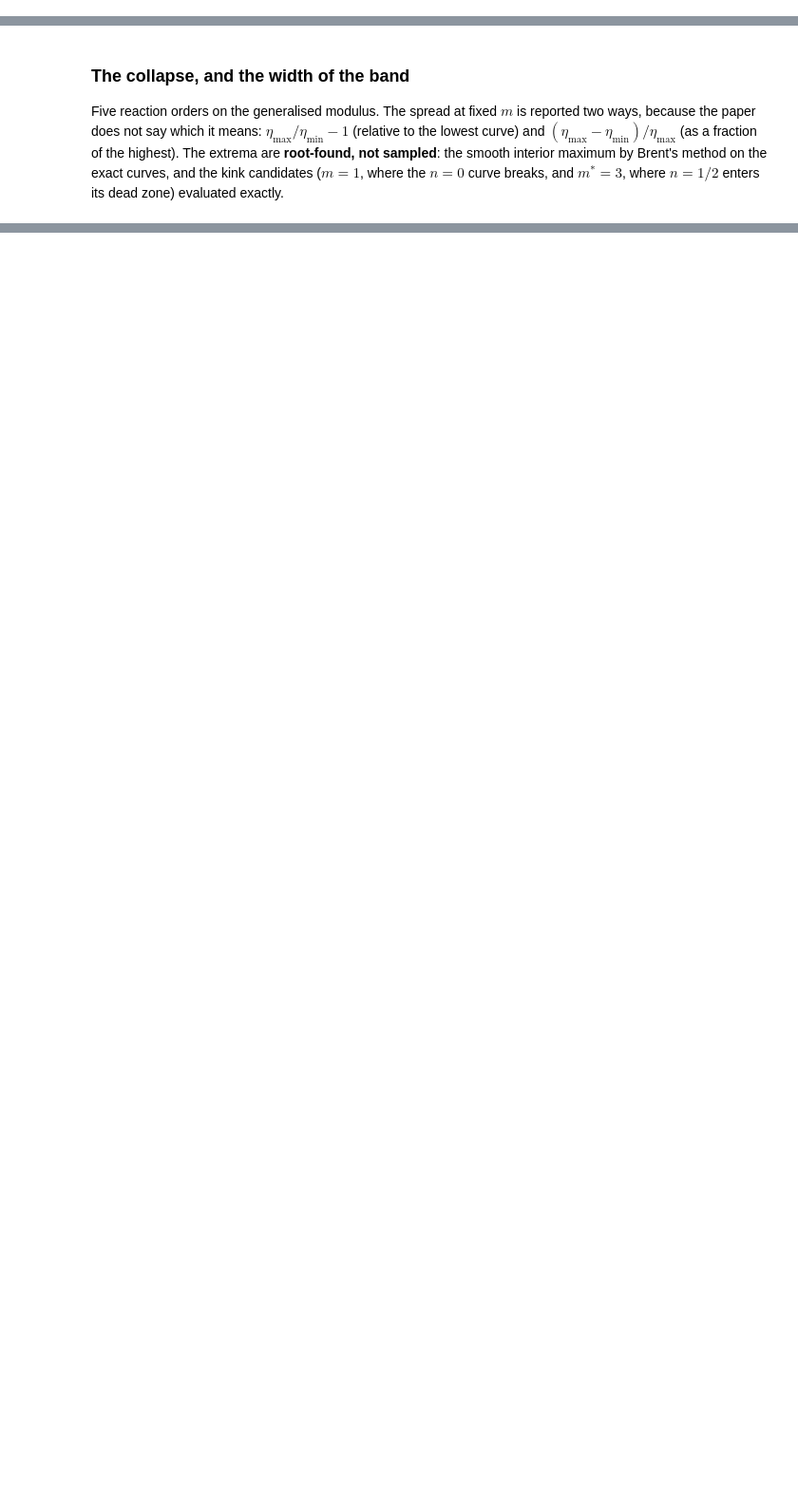
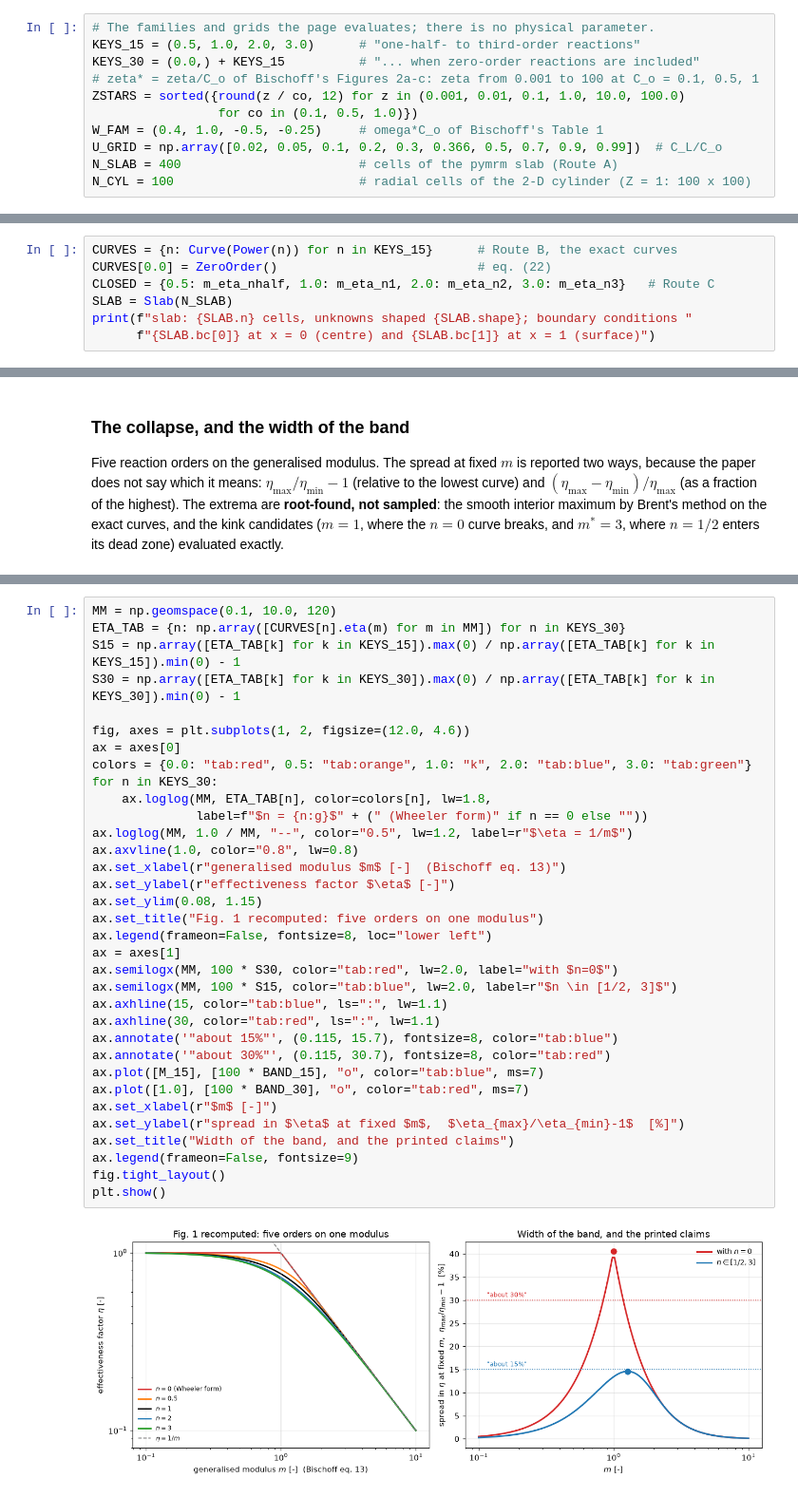
Before and after one commit to computational-chemical-engineering/pymrm-gallery, a Jupyter notebook: pages/B1.3-bischoff-generalised-modulus/index.ipynb, the cells around one changed output, grey strips where cells are left out. Shown at 95% size. Cells and saved outputs as stored; diff of their text form; blank space fills up the shorter version.

```diff
--- a/pages/B1.3-bischoff-generalised-modulus/index.ipynb
+++ b/pages/B1.3-bischoff-generalised-modulus/index.ipynb
@@ -593,0 +227,11 @@ honest total deviation (grid + regularisation), not pure eps error
+# %%
+# The families and grids the page evaluates; there is no physical parameter.
+KEYS_15 = (0.5, 1.0, 2.0, 3.0)      # "one-half- to third-order reactions"
+KEYS_30 = (0.0,) + KEYS_15          # "... when zero-order reactions are included"
+# zeta* = zeta/C_o of Bischoff's Figures 2a-c: zeta from 0.001 to 100 at C_o = 0.1, 0.5, 1
+ZSTARS = sorted({round(z / co, 12) for z in (0.001, 0.01, 0.1, 1.0, 10.0, 100.0)
+                 for co in (0.1, 0.5, 1.0)})
+W_FAM = (0.4, 1.0, -0.5, -0.25)     # omega*C_o of Bischoff's Table 1
+U_GRID = np.array([0.02, 0.05, 0.1, 0.2, 0.3, 0.366, 0.5, 0.7, 0.9, 0.99])  # C_L/C_o
+N_SLAB = 400                        # cells of the pymrm slab (Route A)
+N_CYL = 100                         # radial cells of the 2-D cylinder (Z = 1: 100 x 100)
@@ -593,0 +315,7 @@ honest total deviation (grid + regularisation), not pure eps error
+# %%
+CURVES = {n: Curve(Power(n)) for n in KEYS_15}      # Route B, the exact curves
+CURVES[0.0] = ZeroOrder()                           # eq. (22)
+CLOSED = {0.5: m_eta_nhalf, 1.0: m_eta_n1, 2.0: m_eta_n2, 3.0: m_eta_n3}   # Route C
+SLAB = Slab(N_SLAB)
+print(f"slab: {SLAB.n} cells, unknowns shaped {SLAB.shape}; boundary conditions "
+      f"{SLAB.bc[0]} at x = 0 (centre) and {SLAB.bc[1]} at x = 1 (surface)")
@@ -1899,0 +741,36 @@ doi:10.1016/S0009-2509(97)00385-0.
+# %%
+MM = np.geomspace(0.1, 10.0, 120)
+ETA_TAB = {n: np.array([CURVES[n].eta(m) for m in MM]) for n in KEYS_30}
+S15 = np.array([ETA_TAB[k] for k in KEYS_15]).max(0) / np.array([ETA_TAB[k] for k in KEYS_15]).min(0) - 1
+S30 = np.array([ETA_TAB[k] for k in KEYS_30]).max(0) / np.array([ETA_TAB[k] for k in KEYS_30]).min(0) - 1
+
+fig, axes = plt.subplots(1, 2, figsize=(12.0, 4.6))
+ax = axes[0]
+colors = {0.0: "tab:red", 0.5: "tab:orange", 1.0: "k", 2.0: "tab:blue", 3.0: "tab:green"}
+for n in KEYS_30:
+    ax.loglog(MM, ETA_TAB[n], color=colors[n], lw=1.8,
+              label=f"$n = {n:g}$" + (" (Wheeler form)" if n == 0 else ""))
+ax.loglog(MM, 1.0 / MM, "--", color="0.5", lw=1.2, label=r"$\eta = 1/m$")
+ax.axvline(1.0, color="0.8", lw=0.8)
+ax.set_xlabel(r"generalised modulus $m$ [-]  (Bischoff eq. 13)")
+ax.set_ylabel(r"effectiveness factor $\eta$ [-]")
+ax.set_ylim(0.08, 1.15)
+ax.set_title("Fig. 1 recomputed: five orders on one modulus")
+ax.legend(frameon=False, fontsize=8, loc="lower left")
+ax = axes[1]
+ax.semilogx(MM, 100 * S30, color="tab:red", lw=2.0, label="with $n=0$")
+ax.semilogx(MM, 100 * S15, color="tab:blue", lw=2.0, label=r"$n \in [1/2, 3]$")
+ax.axhline(15, color="tab:blue", ls=":", lw=1.1)
+ax.axhline(30, color="tab:red", ls=":", lw=1.1)
+ax.annotate('"about 15%"', (0.115, 15.7), fontsize=8, color="tab:blue")
+ax.annotate('"about 30%"', (0.115, 30.7), fontsize=8, color="tab:red")
+ax.plot([M_15], [100 * BAND_15], "o", color="tab:blue", ms=7)
+ax.plot([1.0], [100 * BAND_30], "o", color="tab:red", ms=7)
+ax.set_xlabel(r"$m$ [-]")
+ax.set_ylabel(r"spread in $\eta$ at fixed $m$,  $\eta_{max}/\eta_{min}-1$  [%]")
+ax.set_title("Width of the band, and the printed claims")
+ax.legend(frameon=False, fontsize=9)
+fig.tight_layout()
+plt.show()
+# %% [output]
+[figure, added]
```
Also changed, not shown: parts of 100 cells of this notebook, 12 other files.
